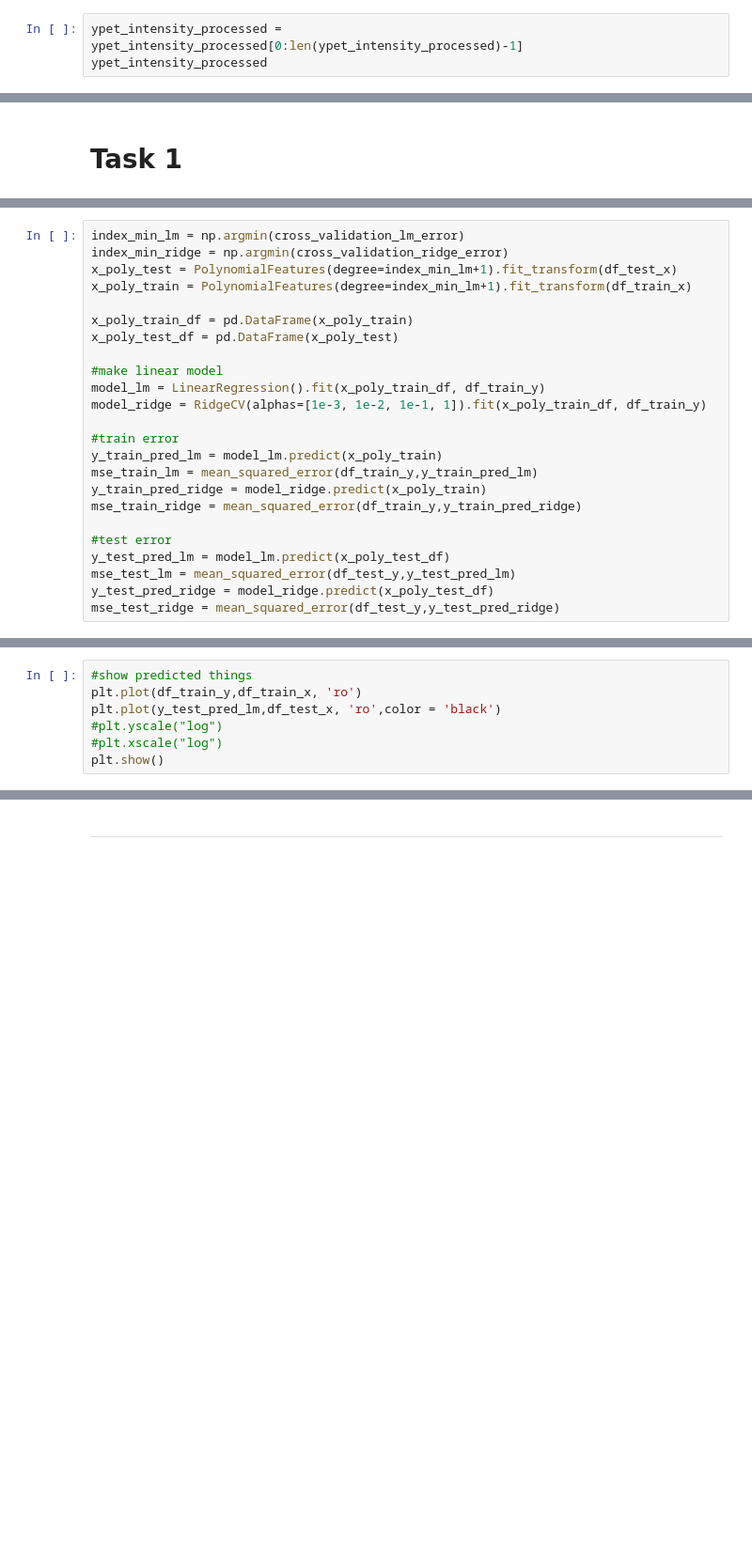
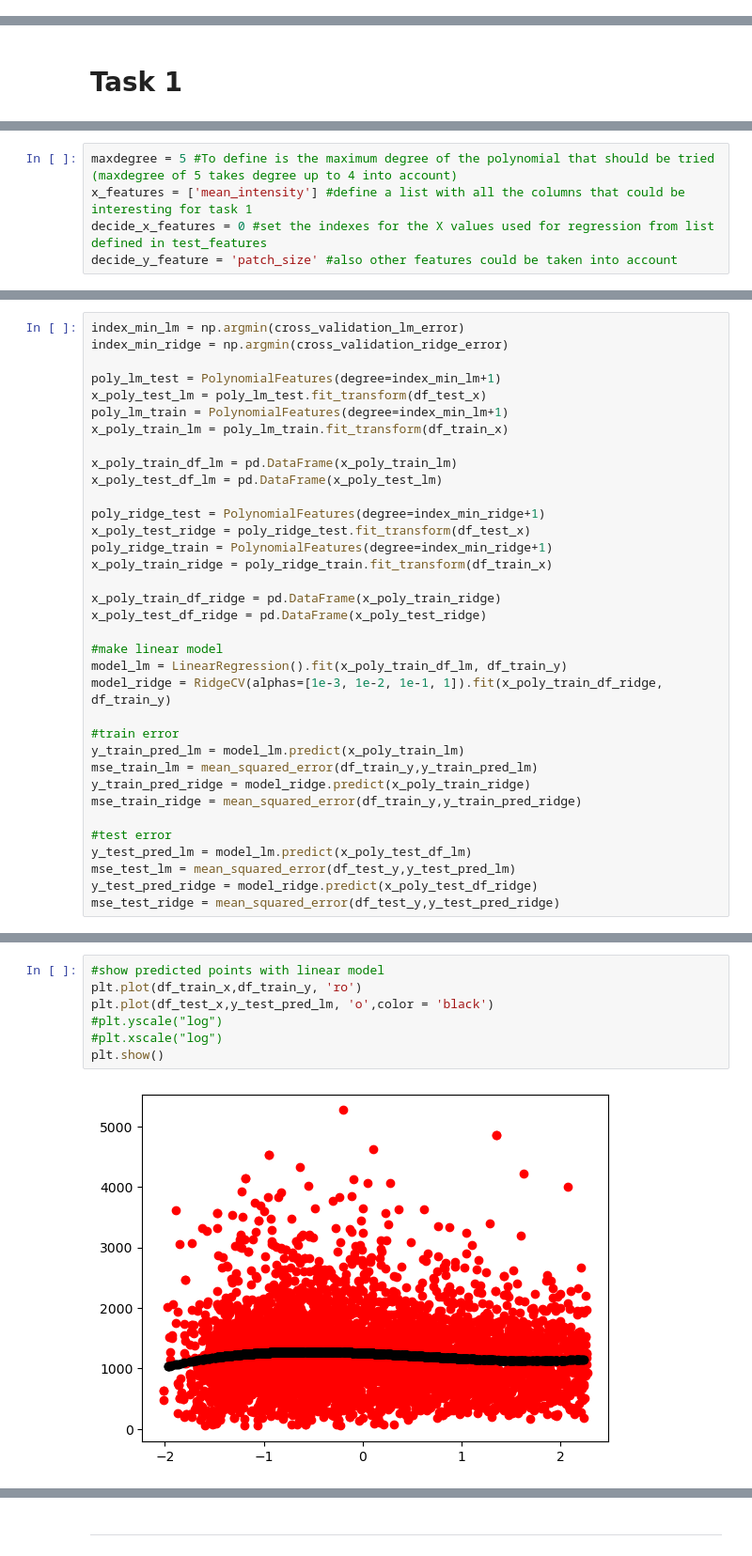
Before and after one commit to CS-433/ml-project-2-transcripted_cherry, a Jupyter notebook: Jupyter notebooks/classification.ipynb, the cells around one changed output, grey strips where cells are left out. Shown at 94% size. Cells and saved outputs as stored; diff of their text form; blank space fills up the shorter version.

```diff
--- a/Jupyter notebooks/classification.ipynb
+++ b/Jupyter notebooks/classification.ipynb
@@ -561,3 +614,0 @@ ypet_intensity_processed[rows_to_be_normalized] = Normalized_rows
-# %%
-ypet_intensity_processed = ypet_intensity_processed[0:len(ypet_intensity_processed)-1]
-ypet_intensity_processed
@@ -680,0 +671,5 @@ import statsmodels.api as sm
+# %%
+maxdegree = 5 #To define is the maximum degree of the polynomial that should be tried (maxdegree of 5 takes degree up to 4 into account)
+x_features = ['mean_intensity'] #define a list with all the columns that could be interesting for task 1
+decide_x_features = 0 #set the indexes for the X values used for regression from list defined in test_features
+decide_y_feature = 'patch_size' #also other features could be taken into account
@@ -711,24 +710,35 @@ for d in range(1, maxdegree):
 # %%
 index_min_lm = np.argmin(cross_validation_lm_error)
 index_min_ridge = np.argmin(cross_validation_ridge_error)
-x_poly_test = PolynomialFeatures(degree=index_min_lm+1).fit_transform(df_test_x)
-x_poly_train = PolynomialFeatures(degree=index_min_lm+1).fit_transform(df_train_x)
 
-x_poly_train_df = pd.DataFrame(x_poly_train)
-x_poly_test_df = pd.DataFrame(x_poly_test)
+poly_lm_test = PolynomialFeatures(degree=index_min_lm+1)
+x_poly_test_lm = poly_lm_test.fit_transform(df_test_x)
+poly_lm_train = PolynomialFeatures(degree=index_min_lm+1)
+x_poly_train_lm = poly_lm_train.fit_transform(df_train_x)
+
+x_poly_train_df_lm = pd.DataFrame(x_poly_train_lm)
+x_poly_test_df_lm = pd.DataFrame(x_poly_test_lm)
+
+poly_ridge_test = PolynomialFeatures(degree=index_min_ridge+1)
+x_poly_test_ridge = poly_ridge_test.fit_transform(df_test_x)
+poly_ridge_train = PolynomialFeatures(degree=index_min_ridge+1)
+x_poly_train_ridge = poly_ridge_train.fit_transform(df_train_x)
+
+x_poly_train_df_ridge = pd.DataFrame(x_poly_train_ridge)
+x_poly_test_df_ridge = pd.DataFrame(x_poly_test_ridge)
 
 #make linear model
-model_lm = LinearRegression().fit(x_poly_train_df, df_train_y)
-model_ridge = RidgeCV(alphas=[1e-3, 1e-2, 1e-1, 1]).fit(x_poly_train_df, df_train_y)
+model_lm = LinearRegression().fit(x_poly_train_df_lm, df_train_y)
+model_ridge = RidgeCV(alphas=[1e-3, 1e-2, 1e-1, 1]).fit(x_poly_train_df_ridge, df_train_y)
 
 #train error
-y_train_pred_lm = model_lm.predict(x_poly_train)
+y_train_pred_lm = model_lm.predict(x_poly_train_lm)
 mse_train_lm = mean_squared_error(df_train_y,y_train_pred_lm)
-y_train_pred_ridge = model_ridge.predict(x_poly_train)
+y_train_pred_ridge = model_ridge.predict(x_poly_train_ridge)
 mse_train_ridge = mean_squared_error(df_train_y,y_train_pred_ridge)
 
 #test error
-y_test_pred_lm = model_lm.predict(x_poly_test_df)
+y_test_pred_lm = model_lm.predict(x_poly_test_df_lm)
 mse_test_lm = mean_squared_error(df_test_y,y_test_pred_lm)
-y_test_pred_ridge = model_ridge.predict(x_poly_test_df)
+y_test_pred_ridge = model_ridge.predict(x_poly_test_df_ridge)
 mse_test_ridge = mean_squared_error(df_test_y,y_test_pred_ridge)
@@ -749,8 +747,10 @@ plt.show()
 # %%
-#show predicted things
-plt.plot(df_train_y,df_train_x, 'ro')
-plt.plot(y_test_pred_lm,df_test_x, 'ro',color = 'black')
+#show predicted points with linear model
+plt.plot(df_train_x,df_train_y, 'ro')
+plt.plot(df_test_x,y_test_pred_lm, 'o',color = 'black')
 #plt.yscale("log")
 #plt.xscale("log")
 plt.show()
+# %% [output]
+[figure, added]
 # %%
```
Also changed, not shown: parts of 65 cells of this notebook.
